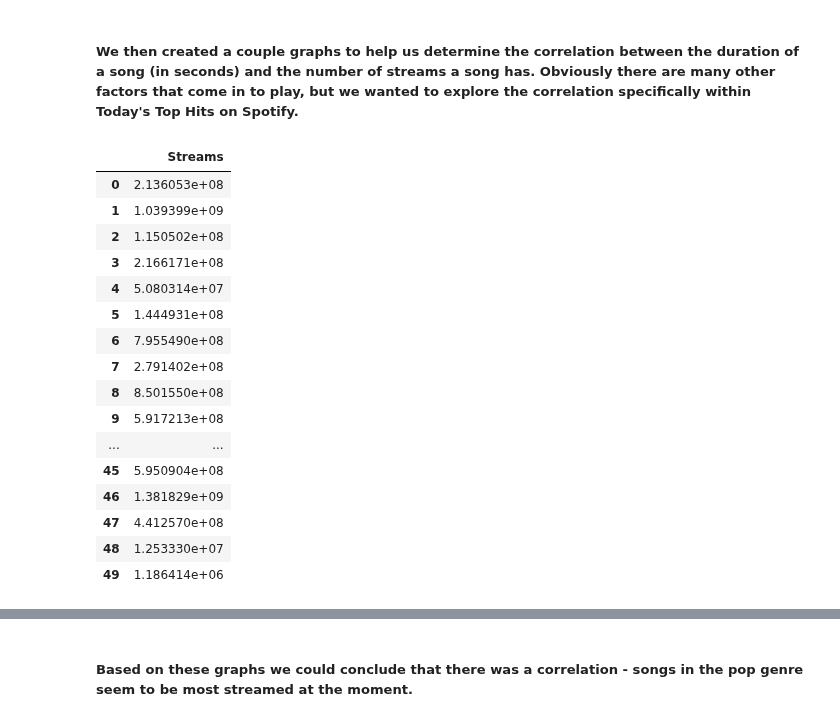
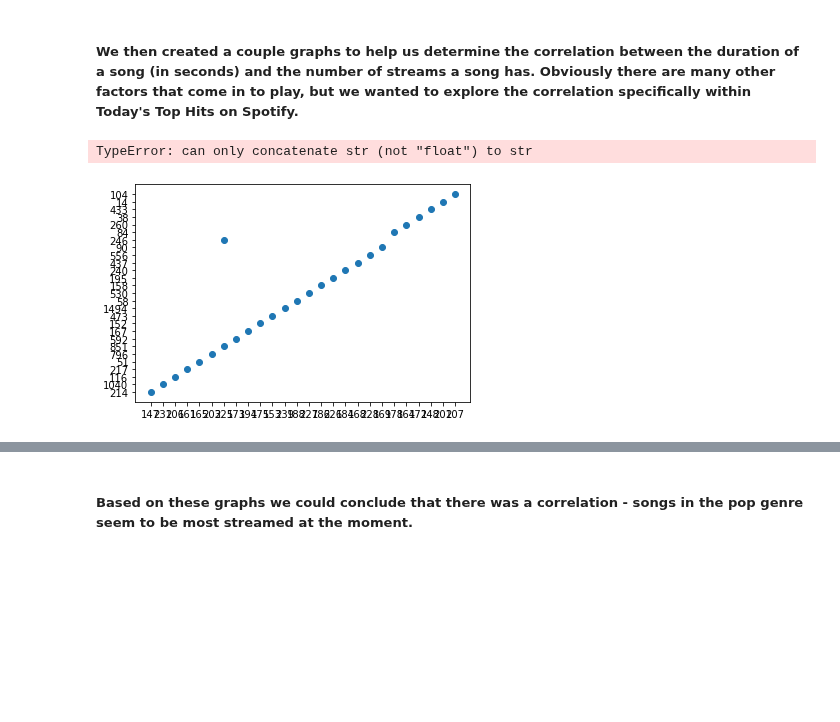
Before and after one commit to mananbhatt5/Tamid-TechEdu-S22, a Jupyter notebook: Final/DN-NR.ipynb, the cells around one changed output, grey strips where cells are left out. Saved outputs shown, nothing was run; the diff lists cells and outputs as text; code cells hidden in the pictures; blank space fills up the shorter version.

```diff
--- a/Final/DN-NR.ipynb
+++ b/Final/DN-NR.ipynb
@@ -83,25 +104,19 @@ df2
 ### Data Visualization
 # %% [markdown]
 ##### We then created a couple graphs to help us determine the correlation between the duration of a song (in seconds) and the number of streams a song has. Obviously there are many other factors that come in to play, but we wanted to explore the correlation specifically within Today's Top Hits on Spotify.
-# %%
-df[['Duration']].astype(float)
-df[['Streams']].astype(float)
-# %% [output]
-|  | Streams |
-| 0 | 2.136053e+08 |
-| 1 | 1.039399e+09 |
-| 2 | 1.150502e+08 |
-| 3 | 2.166171e+08 |
-| 4 | 5.080314e+07 |
-| 5 | 1.444931e+08 |
-| 6 | 7.955490e+08 |
-| 7 | 2.791402e+08 |
-| 8 | 8.501550e+08 |
-| 9 | 5.917213e+08 |
-| ... | ... |
-| 45 | 5.950904e+08 |
-| 46 | 1.381829e+09 |
-| 47 | 4.412570e+08 |
-| 48 | 1.253330e+07 |
-| 49 | 1.186414e+06 |
+# %%
+df[['Duration']].astype(int)
+df[['Streams']].astype(int)
+
+duration = 'Duration'
+streams = 'Streams'
+
+plt.plot(duration, streams, data = dfC, linestyle = 'none', marker = 'o')
+
+m, b = np.polyfit(dfC[duration], dfC[streams], 1)
+
+plt.plot(dfC[duration], m * dfC[duration] + b)
+# %% [output]
+TypeError: can only concatenate str (not "float") to str
+[figure, added]
 # %%
```
Also changed, not shown: parts of 8 cells of this notebook, 2 other files.
